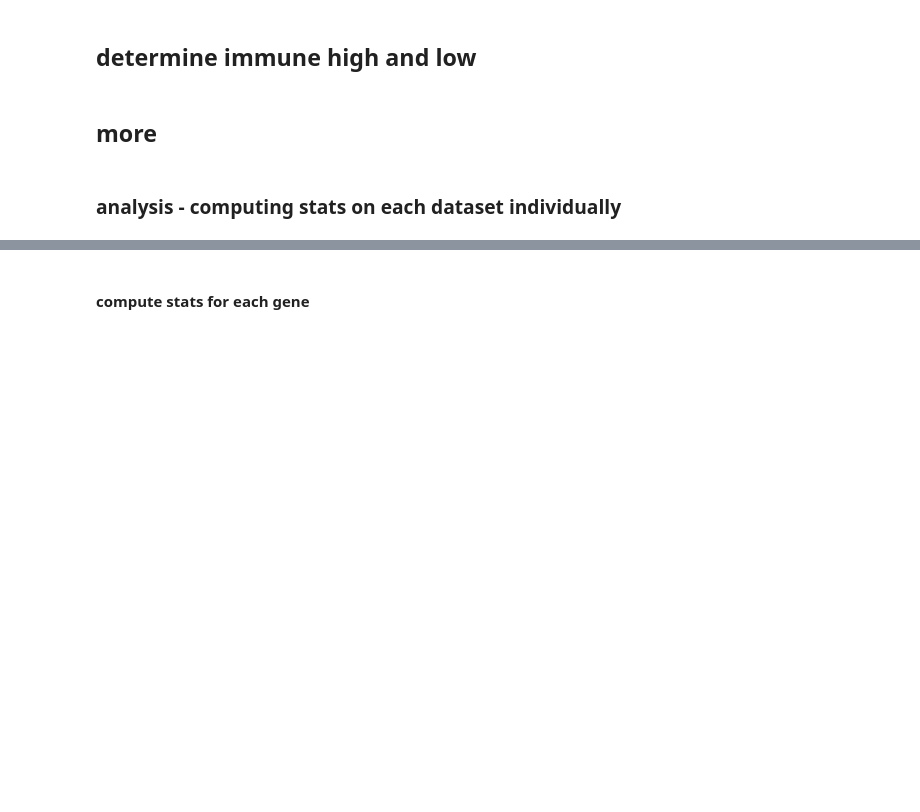
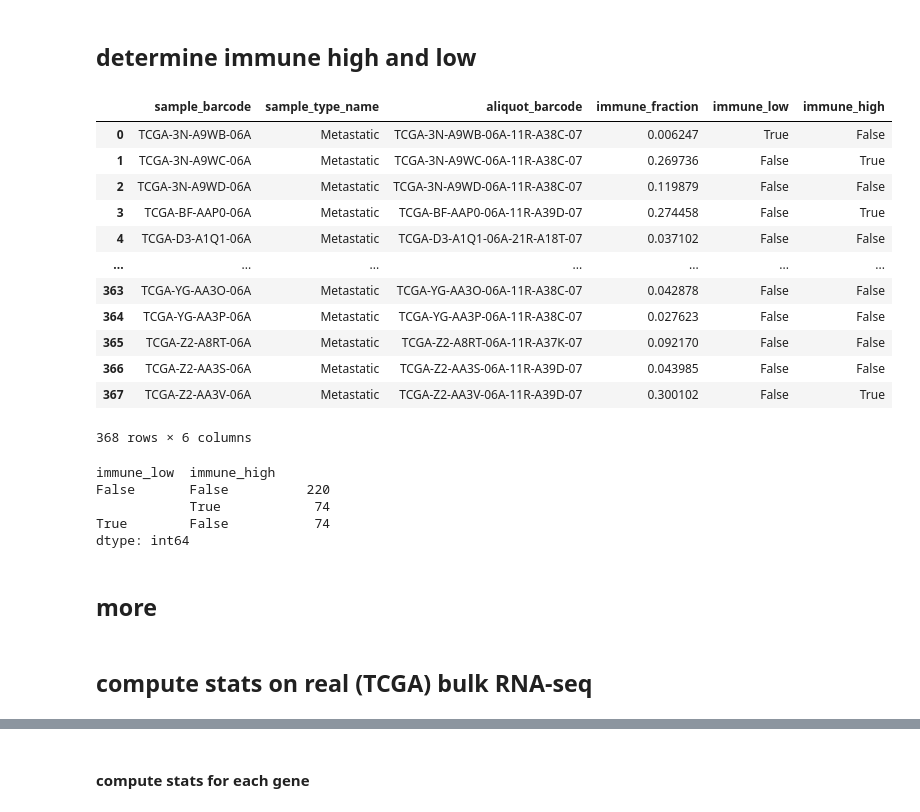
Before and after one commit to davidliu-lab/deconv, a Jupyter notebook: 2_pseudobulk_generation/view pseudobulk differential expression.ipynb, the cells around one changed output, grey strips where cells are left out. Saved outputs shown, nothing was run; the diff lists cells and outputs as text; code cells hidden in the pictures; blank space fills up the shorter version.

```diff
--- a/2_pseudobulk_generation/view pseudobulk differential expression.ipynb
+++ b/2_pseudobulk_generation/view pseudobulk differential expression.ipynb
@@ -102,42 +169,35 @@ ddf_pseudobulk_rnaseq
 # %% [markdown]
 ## determine immune high and low
 # %%
-def make_labels_for_aliquots(df_cell_type_fractions, df_sample_metadata):
-    immune_cell_types = ["B", "Macrophage", "NK", "T", "T CD4", "T CD8"]
-    df_immune_fraction = (
-        df_cell_type_fractions[immune_cell_types]
-        .sum(axis="columns")
-        .to_frame("immune_fraction")
-        .rename_axis(index="aliquot_barcode")
-        .reset_index()
-        .assign(sample_barcode=lambda row: row["aliquot_barcode"].str[:-12])
-    )
-    return df_sample_metadata[["sample_barcode", "sample_type_name"]].merge(
-        df_immune_fraction,
-        left_on="sample_barcode",
-        right_on="sample_barcode",
-        validate="one_to_one",
-    )
-
-
-df_sample_metadata = make_labels_for_aliquots(
+importlib.reload(helpers.pseudobulk_evaluation.deg_analysis)
+df_sample_metadata = deg_analysis.make_labels_for_aliquots(
     df_tcga_skcm_fractions_from_csx, df_tcga_sample_metadata
 )
 # %%
-def add_immune_group_columns(df_sample_metadata):
-    quintiles = pd.qcut(df_sample_metadata["immune_fraction"], 5, labels=False)
-    df_sample_metadata = df_sample_metadata.assign(immune_low=quintiles == 0)
-    df_sample_metadata = df_sample_metadata.assign(immune_high=quintiles == 4)
-    return df_sample_metadata
-
-
-df_sample_metadata = add_immune_group_columns(
-    make_labels_for_aliquots(df_tcga_skcm_fractions_from_csx, df_tcga_sample_metadata)
-)
 df_sample_metadata
+# %% [output]
+|  | sample_barcode | sample_type_name | aliquot_barcode | immune_fraction | immune_low | immune_high |
+| 0 | TCGA-3N-A9WB-06A | Metastatic | TCGA-3N-A9WB-06A-11R-A38C-07 | 0.006247 | True | False |
+| 1 | TCGA-3N-A9WC-06A | Metastatic | TCGA-3N-A9WC-06A-11R-A38C-07 | 0.269736 | False | True |
+| 2 | TCGA-3N-A9WD-06A | Metastatic | TCGA-3N-A9WD-06A-11R-A38C-07 | 0.119879 | False | False |
+| 3 | TCGA-BF-AAP0-06A | Metastatic | TCGA-BF-AAP0-06A-11R-A39D-07 | 0.274458 | False | True |
+| 4 | TCGA-D3-A1Q1-06A | Metastatic | TCGA-D3-A1Q1-06A-21R-A18T-07 | 0.037102 | False | False |
+| ... | ... | ... | ... | ... | ... | ... |
+| 363 | TCGA-YG-AA3O-06A | Metastatic | TCGA-YG-AA3O-06A-11R-A38C-07 | 0.042878 | False | False |
+| 364 | TCGA-YG-AA3P-06A | Metastatic | TCGA-YG-AA3P-06A-11R-A38C-07 | 0.027623 | False | False |
+| 365 | TCGA-Z2-A8RT-06A | Metastatic | TCGA-Z2-A8RT-06A-11R-A37K-07 | 0.092170 | False | False |
+| 366 | TCGA-Z2-AA3S-06A | Metastatic | TCGA-Z2-AA3S-06A-11R-A39D-07 | 0.043985 | False | False |
+| 367 | TCGA-Z2-AA3V-06A | Metastatic | TCGA-Z2-AA3V-06A-11R-A39D-07 | 0.300102 | False | True |
+368 rows × 6 columns
 # %%
 df_sample_metadata[["immune_low", "immune_high"]].value_counts()
+# %% [output]
+immune_low  immune_high
+False       False          220
+            True            74
+True        False           74
+dtype: int64
 # %% [markdown]
 ## more
 # %% [markdown]
-### analysis - computing stats on each dataset individually
+## compute stats on real (TCGA) bulk RNA-seq
```
Also changed, not shown: parts of 22 cells of this notebook, 1 other file.
